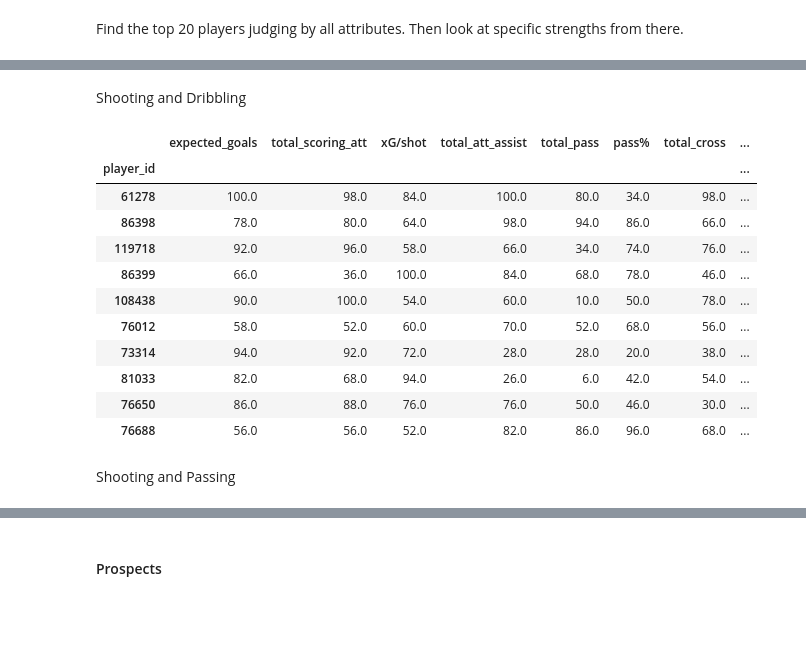
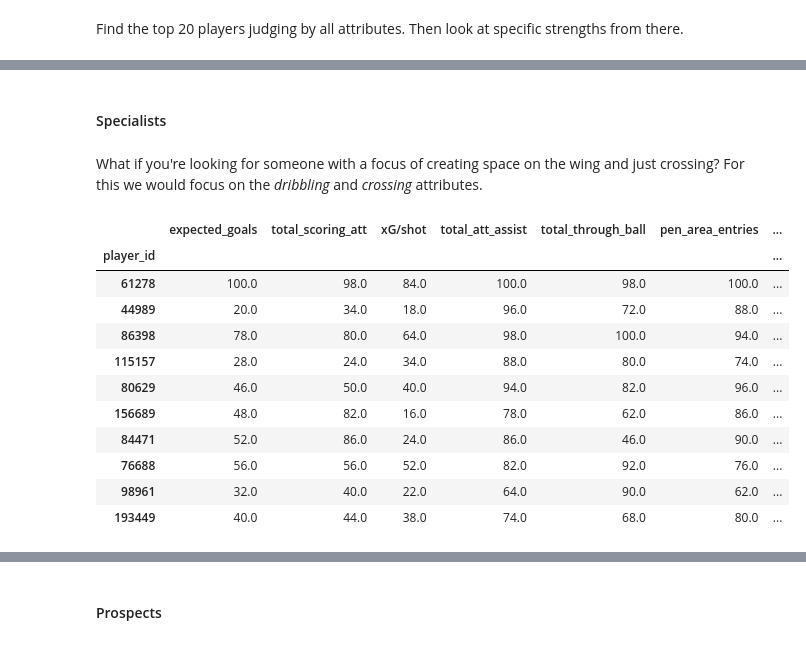
Before and after one commit to JPManuel/data_analyst_task, a Jupyter notebook: player_shortlists.ipynb, the cells around one changed output, grey strips where cells are left out. Saved outputs shown, nothing was run; the diff lists cells and outputs as text; code cells hidden in the pictures; blank space fills up the shorter version.

```diff
--- a/player_shortlists.ipynb
+++ b/player_shortlists.ipynb
@@ -89,0 +92,15 @@ df_players.head()
+# %%
+fig, axs = plt.subplots(nrows=2,ncols=2,figsize=(16,10))
+
+bins = np.arange(age_vals.min(),age_vals.max()+1,1)
+
+for i,pos in enumerate(['All','Defender','Midfielder','Forward']):
+    if pos == 'All':
+        age_vals = df_players['age'].to_numpy()
+    else:
+        age_vals = df_players[df_players['position'] == pos]['age'].to_numpy()
+    axs[i//2,i%2].hist(age_vals,bins=bins,align='left',label=pos)
+    axs[i//2,i%2].set_title(pos)
+    axs[i//2,i%2].set_xticks(bins)
+
+plt.show()
@@ -89,0 +250,6 @@ df_players.head()
+# %%
+x = np.linspace(10,90,900)
+plt.plot(x,(10*2) / (1+np.exp(-0.1*(x-50))))
+plt.show()
+plt.plot(x,10*(50/x))
+plt.show()
@@ -108,7 +277,7 @@ def calculate_age(birth_date):
 def get_df_pos(df,attr,nineties=10,age_range=None,exclude_pos=['Goalkeeper']):
     """ Function to get two dataframes of players with the per 90 and per 90 percentiles of the specified relevent
     attributes. """
-    all_attr = [i for i in df.columns if i not in ['player_id', 'player_birth_date', 'game_id', 'position','team_id', 'mins_played', 'game_started']]
+    all_attr = [i for i in df.columns if i not in ['player_id', 'player_birth_date', 'game_id', 'position','team_id', 'mins_played','game_started','passes','poss']]
 
     # Create a player dataframe with personal stats
     df_players = pd.DataFrame(df.groupby('player_id')['mins_played'].sum())
@@ -129,6 +298,9 @@ def get_df_pos(df,attr,nineties=10,age_range=None,exclude_pos=['Goalkeeper']):
     df_total['pass%'] = df_total['accurate_pass'] / df_total['total_pass']
     df_total['cross%'] = df_total['accurate_cross'] / df_total['total_cross']
     df_total['contest%'] = df_total['won_contest'] / df_total['total_contest']
+    df_total['tackle%'] = df_total['won_tackle'] / df_total['total_tackle']
+    df_total['aerial%'] = df_total['aerial_won'] / (df_total['aerial_won'] + df_total['aerial_lost'])
+    df_total['long_ball%'] = df_total['total_long_balls'] / df_total['total_pass']
     df_total.fillna(0,inplace=True)
     # Player stat p90 values
     df_total_p90 = pd.concat([df_players,df_total.groupby('player_id')[all_attr].sum().div(df_players['90s'], axis=0).fillna(0)], axis=1)
@@ -136,6 +308,9 @@ def get_df_pos(df,attr,nineties=10,age_range=None,exclude_pos=['Goalkeeper']):
     df_total_p90['pass%'] = df_total['pass%']
     df_total_p90['cross%'] = df_total['cross%']
     df_total_p90['contest%'] = df_total['contest%']
+    df_total_p90['tackle%'] = df_total['tackle%']
+    df_total_p90['aerial%'] = df_total['aerial%']
+    df_total_p90['long_ball%'] = df_total['long_ball%']
 
     # Create dataframe focusing on the specified important stats
     df_pos = df_total[['mins_played', '90s', 'age', 'gp', 'games_started', 'position']+attr]
@@ -154,9 +329,15 @@ def get_df_pos(df,attr,nineties=10,age_range=None,exclude_pos=['Goalkeeper']):
     df_pos_p90_per = df_pos_p90.copy()
     for a in attr:
         df_pos_p90_per[a] = df_pos_p90[a].apply(lambda x: stats.percentileofscore(df_pos_p90[a],x))
-    # Flip 'poss_lost_all' since lower is better
+    # Flip attributes where lower is better such that higher percentile again means better
     if 'poss_lost_all' in attr:
         df_pos_p90_per['poss_lost_all'] = 100 - df_pos_p90_per['poss_lost_all']
+    if 'fouls' in attr:
+        df_pos_p90_per['fouls'] = 100 - df_pos_p90_per['fouls']
+    if 'error_lead_to_goal' in attr:
+        df_pos_p90_per['error_lead_to_goal'] = 100 - df_pos_p90_per['error_lead_to_goal']
+    if 'error_lead_to_shot' in attr:
+        df_pos_p90_per['error_lead_to_shot'] = 100 - df_pos_p90_per['error_lead_to_shot']
 
     return df_pos_p90, df_pos_p90_per
 # %%
@@ -455,6 +644,9 @@ To start, let's define the key attributes a winger should have.
 # %%
 wing_attr_key = ['expected_goals','total_scoring_att','xG/shot','total_att_assist','total_pass','pass%',
                   'total_cross','cross%','touches_in_opp_box','total_contest','contest%','poss_lost_all']
+# %%
+wing_attr_key = ['expected_goals','total_scoring_att','xG/shot','total_att_assist','total_through_ball',
+                 'pen_area_entries','total_cross','cross%','total_contest','contest%','touches_in_opp_box','poss_lost_all']
 # %% [markdown]
 From these we can get some rough categories for *Shooting*, *Passing*, *Crossing* and *Dribbling*.
 # %%
@@ -579,20 +733,20 @@ Certainly some exciting players.
-# %% [markdown]
-Shooting and Dribbling
+# %% [markdown]
+#### Specialists
+# %% [markdown]
+What if you're looking for someone with a focus of creating space on the wing and just crossing? For this we would focus on the *dribbling* and *crossing* attributes.
 # %%
-df_top_per.loc[df_top_per[wing_shot_attr+wing_drib_attr].sum(axis=1).sort_values(ascending=False).iloc[:10].index]
+df_top_per.loc[df_top_per[wing_drib_attr+wing_cross_attr].sum(axis=1).sort_values(ascending=False).iloc[:10].index]
 # %% [output]
-|  | expected_goals | total_scoring_att | xG/shot | total_att_assist | total_pass | pass% | total_cross | ... |
-| player_id |  |  |  |  |  |  |  | ... |
-| 61278 | 100.0 | 98.0 | 84.0 | 100.0 | 80.0 | 34.0 | 98.0 | ... |
-| 86398 | 78.0 | 80.0 | 64.0 | 98.0 | 94.0 | 86.0 | 66.0 | ... |
-| 119718 | 92.0 | 96.0 | 58.0 | 66.0 | 34.0 | 74.0 | 76.0 | ... |
-| 86399 | 66.0 | 36.0 | 100.0 | 84.0 | 68.0 | 78.0 | 46.0 | ... |
-| 108438 | 90.0 | 100.0 | 54.0 | 60.0 | 10.0 | 50.0 | 78.0 | ... |
-| 76012 | 58.0 | 52.0 | 60.0 | 70.0 | 52.0 | 68.0 | 56.0 | ... |
-| 73314 | 94.0 | 92.0 | 72.0 | 28.0 | 28.0 | 20.0 | 38.0 | ... |
-| 81033 | 82.0 | 68.0 | 94.0 | 26.0 | 6.0 | 42.0 | 54.0 | ... |
-| 76650 | 86.0 | 88.0 | 76.0 | 76.0 | 50.0 | 46.0 | 30.0 | ... |
-| 76688 | 56.0 | 56.0 | 52.0 | 82.0 | 86.0 | 96.0 | 68.0 | ... |
+|  | expected_goals | total_scoring_att | xG/shot | total_att_assist | total_through_ball | pen_area_entries | ... |
+| player_id |  |  |  |  |  |  | ... |
+| 61278 | 100.0 | 98.0 | 84.0 | 100.0 | 98.0 | 100.0 | ... |
+| 44989 | 20.0 | 34.0 | 18.0 | 96.0 | 72.0 | 88.0 | ... |
+| 86398 | 78.0 | 80.0 | 64.0 | 98.0 | 100.0 | 94.0 | ... |
+| 115157 | 28.0 | 24.0 | 34.0 | 88.0 | 80.0 | 74.0 | ... |
+| 80629 | 46.0 | 50.0 | 40.0 | 94.0 | 82.0 | 96.0 | ... |
+| 156689 | 48.0 | 82.0 | 16.0 | 78.0 | 62.0 | 86.0 | ... |
+| 84471 | 52.0 | 86.0 | 24.0 | 86.0 | 46.0 | 90.0 | ... |
+| 76688 | 56.0 | 56.0 | 52.0 | 82.0 | 92.0 | 76.0 | ... |
+| 98961 | 32.0 | 40.0 | 22.0 | 64.0 | 90.0 | 62.0 | ... |
+| 193449 | 40.0 | 44.0 | 38.0 | 74.0 | 68.0 | 80.0 | ... |
-# %% [markdown]
-Shooting and Passing
 # %%
```
Also changed, not shown: parts of 108 cells of this notebook.
